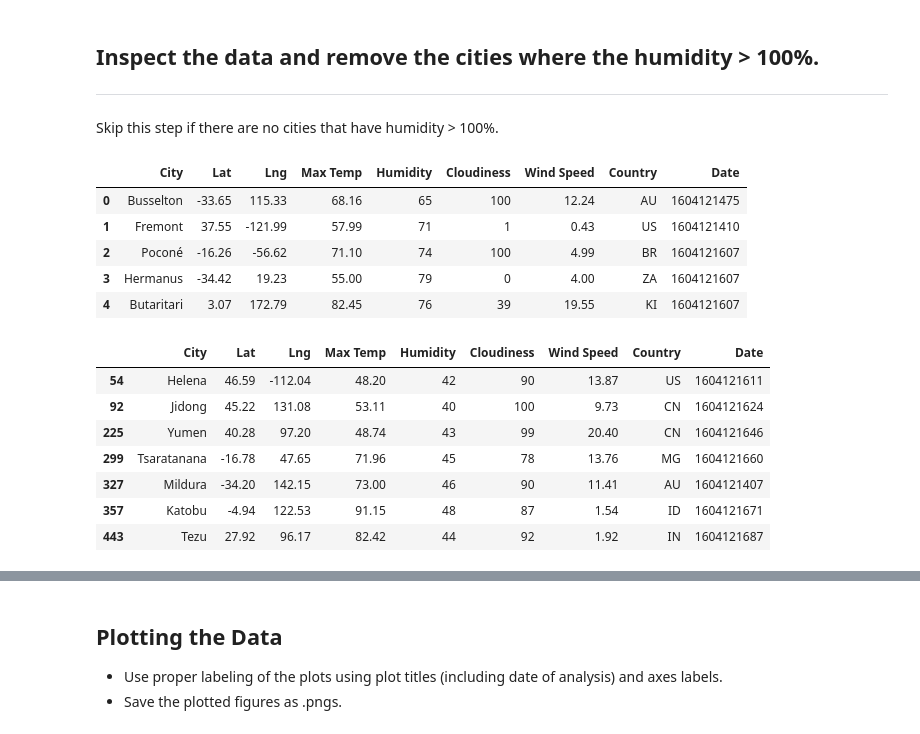
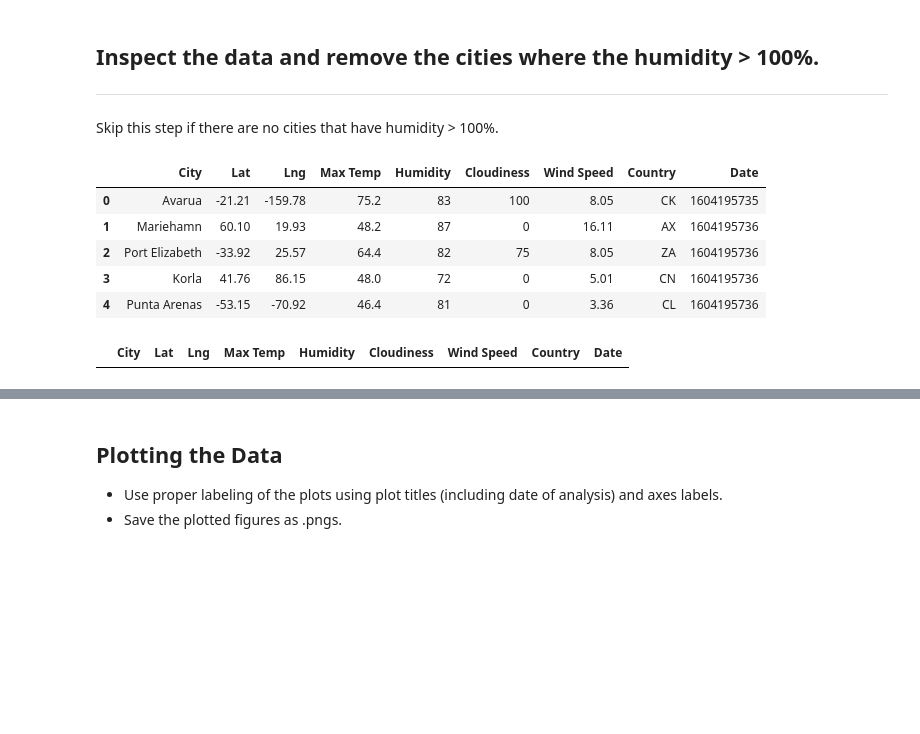
Before and after one commit to joe-m-2020/python-api-challenge, a Jupyter notebook: WeatherPy/WeatherPy.ipynb, the cells around one changed output, grey strips where cells are left out. Cells and saved outputs as stored; diff of their text form; code cells hidden in the pictures; blank space fills up the shorter version.

Commit message:
filtered out humidity

```diff
--- a/WeatherPy/WeatherPy.ipynb
+++ b/WeatherPy/WeatherPy.ipynb
@@ -64,7 +68,7 @@ print('----------------------------------------------------------')
 # use enumerate for
 index_count = 0
 set_count = 1
-for city in cities[:4]:
+for city in cities:
     try:
         response = requests.get(f"{query_url}{city}").json()
         city_name.append(response['name'])
@@ -135,30 +147,23 @@ city_weather_df
 ----
 Skip this step if there are no cities that have humidity > 100%.
 # %%
-city_weather_df['Humidity'] = city_weather_df['Humidity'].astype(int)
+# city_weather_df['Humidity'] = city_weather_df['Humidity'].astype(int)
 # %%
 city_weather_df.head()
 #.loc
 #grouby()
 # %% [output]
 |  | City | Lat | Lng | Max Temp | Humidity | Cloudiness | Wind Speed | Country | Date |
-| 0 | Busselton | -33.65 | 115.33 | 68.16 | 65 | 100 | 12.24 | AU | 1604121475 |
-| 1 | Fremont | 37.55 | -121.99 | 57.99 | 71 | 1 | 0.43 | US | 1604121410 |
-| 2 | Poconé | -16.26 | -56.62 | 71.10 | 74 | 100 | 4.99 | BR | 1604121607 |
-| 3 | Hermanus | -34.42 | 19.23 | 55.00 | 79 | 0 | 4.00 | ZA | 1604121607 |
-| 4 | Butaritari | 3.07 | 172.79 | 82.45 | 76 | 39 | 19.55 | KI | 1604121607 |
+| 0 | Avarua | -21.21 | -159.78 | 75.2 | 83 | 100 | 8.05 | CK | 1604195735 |
+| 1 | Mariehamn | 60.10 | 19.93 | 48.2 | 87 | 0 | 16.11 | AX | 1604195736 |
+| 2 | Port Elizabeth | -33.92 | 25.57 | 64.4 | 82 | 75 | 8.05 | ZA | 1604195736 |
+| 3 | Korla | 41.76 | 86.15 | 48.0 | 72 | 0 | 5.01 | CN | 1604195736 |
+| 4 | Punta Arenas | -53.15 | -70.92 | 46.4 | 81 | 0 | 3.36 | CL | 1604195736 |
 # %%
 # city_weather_df.loc[ 2,"Lng" ]
 # city_weather_df.loc[ : ,"Lng" ]
 # city_weather_df.loc[1:2, 'Lng':'Max Temp']
 # city_weather_df.loc[city_weather_df["Humidity"]<50 ,:]
-city_weather_df.loc[(city_weather_df["Humidity"]<50) & (city_weather_df["Cloudiness"]>75),:]
+city_weather_df.loc[city_weather_df["Humidity"]>100,:]
 # %% [output]
 |  | City | Lat | Lng | Max Temp | Humidity | Cloudiness | Wind Speed | Country | Date |
-| 54 | Helena | 46.59 | -112.04 | 48.20 | 42 | 90 | 13.87 | US | 1604121611 |
-| 92 | Jidong | 45.22 | 131.08 | 53.11 | 40 | 100 | 9.73 | CN | 1604121624 |
-| 225 | Yumen | 40.28 | 97.20 | 48.74 | 43 | 99 | 20.40 | CN | 1604121646 |
-| 299 | Tsaratanana | -16.78 | 47.65 | 71.96 | 45 | 78 | 13.76 | MG | 1604121660 |
-| 327 | Mildura | -34.20 | 142.15 | 73.00 | 46 | 90 | 11.41 | AU | 1604121407 |
-| 357 | Katobu | -4.94 | 122.53 | 91.15 | 48 | 87 | 1.54 | ID | 1604121671 |
-| 443 | Tezu | 27.92 | 96.17 | 82.42 | 44 | 92 | 1.92 | IN | 1604121687 |
```
Also changed, not shown: parts of 5 cells of this notebook, 1 other file.
